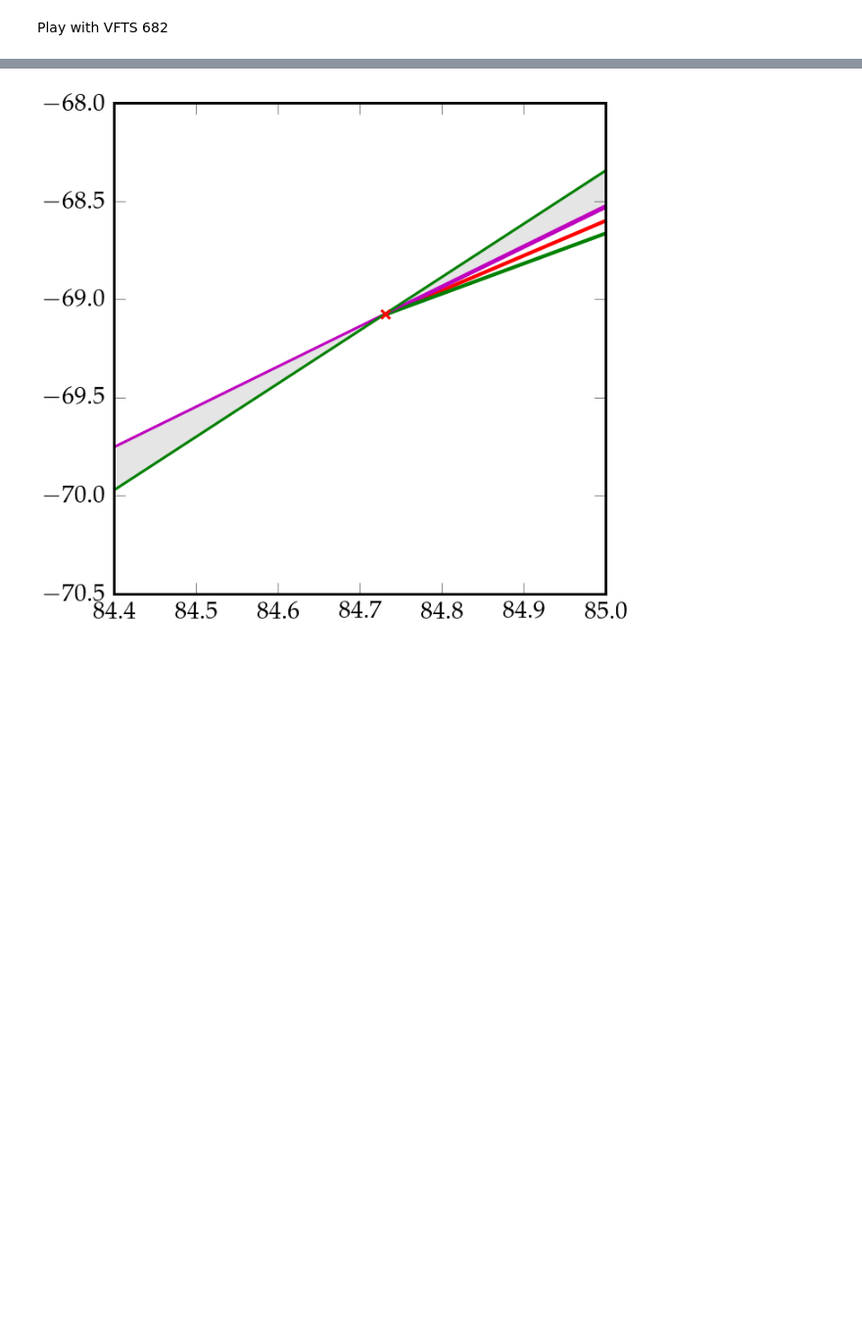
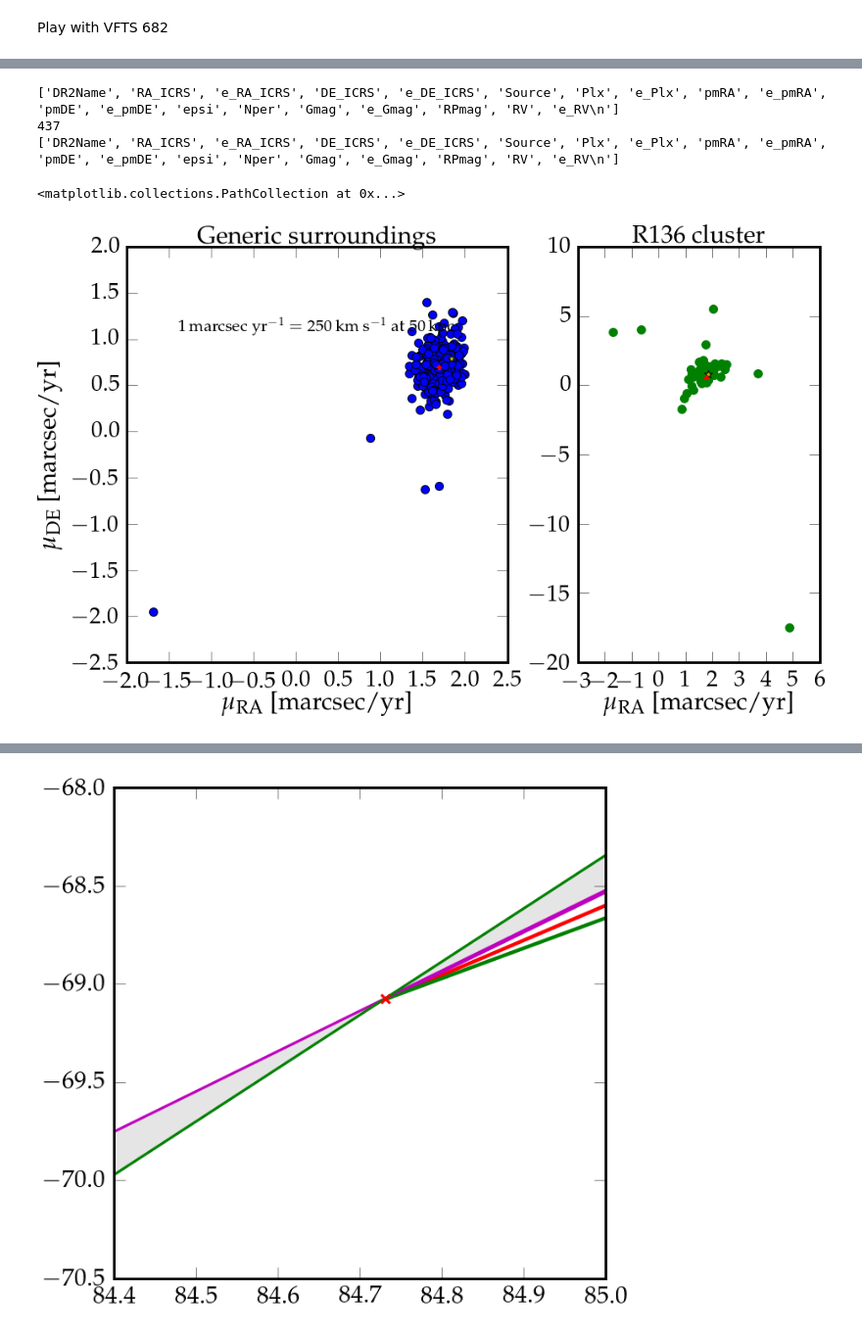
Before and after one commit to mathren/vfts682, a Jupyter notebook: scripts/VFTS682.ipynb, the cells around one changed output, grey strips where cells are left out. Shown: that part at 98% size. Saved outputs shown, nothing was run; the diff lists cells and outputs as text; code cells hidden in the pictures; blank space fills up the shorter version.

```diff
--- a/scripts/VFTS682.ipynb
+++ b/scripts/VFTS682.ipynb
@@ -230,4 +212,43 @@ Relative tangential velocity VFTS862-R136
 ============
+# %%
+# plot the surrounding regions in proper motion space
+fig = plt.figure(figsize=(15., 9.))
+gs = gridspec.GridSpec(120,100)
+ax = plt.subplot(gs[:,:55])
+bx = plt.subplot(gs[:,65:])
+
+fname_around='/scratch/mathieu/MMPS/SCRIPTS_dirty/my_script/binaries/binary_c/30Dor/vfts682/data/10arcmin_aroundVFTS682_noG_visibility_errormu_excess_noise_pmlessthan2.txt'
+pmRA_around, e_pmRA_around, pmDE_around, e_pmDE_around, RA_around, e_RA_around, DE_around, e_DE_around, par_around, e_par_around = getData(fname_around)
+avg_pmRA_around, err_avg_pmRA_around, avg_pmDE_around, err_avg_pmDE_around= getAvg(pmRA_around,pmDE_around, e_pmRA_around, e_pmDE_around) # weighted with 1/error
+
+print len(pmRA_around)
+
+ax.scatter(pmRA_around, pmDE_around, s=100)
+ax.errorbar(avg_pmRA_around, avg_pmDE_around, xerr=err_avg_pmRA_around, yerr=err_avg_pmDE_around, color='r', markersize=1000)
+ax.set_xlabel("$\mu_\mathrm{RA}$ [marcsec/yr]", fontsize=30)
+ax.set_ylabel("$\mu_\mathrm{DE}$ [marcsec/yr]", fontsize=30)
+ax.set_title("Generic surroundings", fontsize=30)
+ax.text(0.5,0.8,"$1\,\mathrm{marcsec\ yr^{-1}}=250\,\mathrm{km\ s^{-1}}$ at 50\,kpc", fontsize=20, transform=ax.transAxes, ha="center")
+
+
+fname_R136='/scratch/mathieu/MMPS/SCRIPTS_dirty/my_script/binaries/binary_c/30Dor/vfts682/data/25arcsec_R136a_NEW.tsv'
+pmRA_R136, e_pmRA_R136, pmDE_R136, e_pmDE_R136, RA_R136, e_RA_R136, DE_R136, e_DE_R136, par_R136, e_par_R136 = getData(fname_R136)
+avg_pmRA_R136, err_avg_pmRA_R136, avg_pmDE_R136, err_avg_pmDE_R136= getAvg(pmRA_R136,pmDE_R136, e_pmRA_R136, e_pmDE_R136) # weighted with 1/error
+
+bx.scatter(pmRA_R136, pmDE_R136, s=100, color='g')
+bx.errorbar(avg_pmRA_R136, avg_pmDE_R136, xerr=err_avg_pmRA_R136, yerr=err_avg_pmDE_R136, color='r', markersize=1000)
+bx.set_xlabel("$\mu_\mathrm{RA}$ [marcsec/yr]", fontsize=30)
+bx.set_title("R136 cluster", fontsize=30)
+
+ax.scatter(mu_ra, mu_dec, marker='*', c='y', s=100)
+bx.scatter(mu_ra, mu_dec, marker='*', c='y', s=100)
+#bx.set_yticklabels([])
+# %% [output]
+['DR2Name', 'RA_ICRS', 'e_RA_ICRS', 'DE_ICRS', 'e_DE_ICRS', 'Source', 'Plx', 'e_Plx', 'pmRA', 'e_pmRA', 'pmDE', 'e_pmDE', 'epsi', 'Nper', 'Gmag', 'e_Gmag', 'RPmag', 'RV', 'e_RV\n']
+437
+['DR2Name', 'RA_ICRS', 'e_RA_ICRS', 'DE_ICRS', 'e_DE_ICRS', 'Source', 'Plx', 'e_Plx', 'pmRA', 'e_pmRA', 'pmDE', 'e_pmDE', 'epsi', 'Nper', 'Gmag', 'e_Gmag', 'RPmag', 'RV', 'e_RV\n']
+<matplotlib.collections.PathCollection at 0x...>
+[figure, added]
 # %%
 def get_parametric_eq_line(X0,Y0,slope,x):
     x = np.array(x,dtype=float)
```
Also changed, not shown: parts of 11 cells of this notebook, 2 other files.
